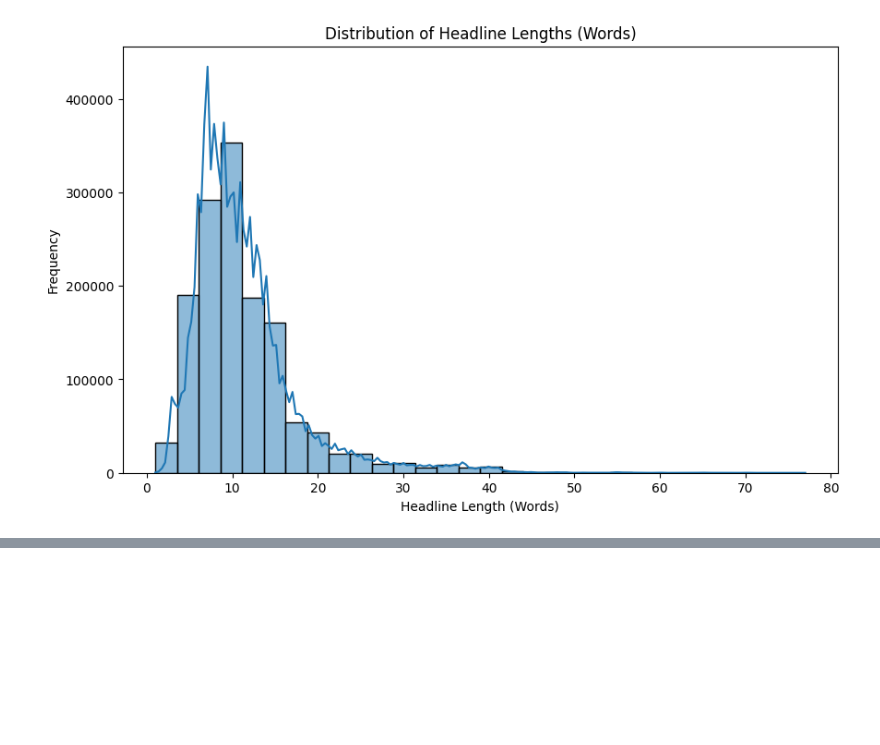
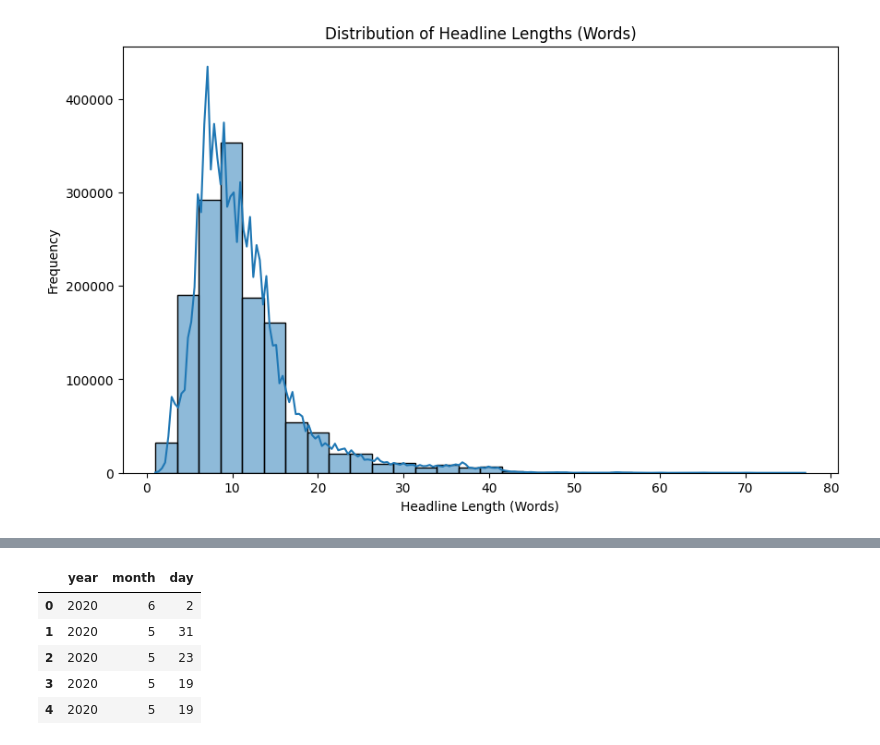
Before and after one commit to BekLG/Financial-News-Data-Analysis--KAIM-W1, a Jupyter notebook: notebooks/EDA.ipynb, the cells around one changed output, grey strips where cells are left out. Cells and saved outputs as stored; diff of their text form; code cells hidden in the pictures; blank space fills up the shorter version.

```diff
--- a/notebooks/EDA.ipynb
+++ b/notebooks/EDA.ipynb
@@ -50,0 +89,18 @@ plt.show()
+# %%
+# Convert 'date' column to datetime format
+df['date'] = pd.to_datetime(df['date'], utc=True)
+
+# Extract date parts
+df['year'] = df['date'].dt.year
+df['month'] = df['date'].dt.month
+df['day'] = df['date'].dt.day
+df['weekday'] = df['date'].dt.day_name()
+
+df[['year', 'month', 'day']].head()
+# %% [output]
+|  | year | month | day |
+| 0 | 2020 | 6 | 2 |
+| 1 | 2020 | 5 | 31 |
+| 2 | 2020 | 5 | 23 |
+| 3 | 2020 | 5 | 19 |
+| 4 | 2020 | 5 | 19 |
```
Also changed, not shown: parts of 3 cells of this notebook.
